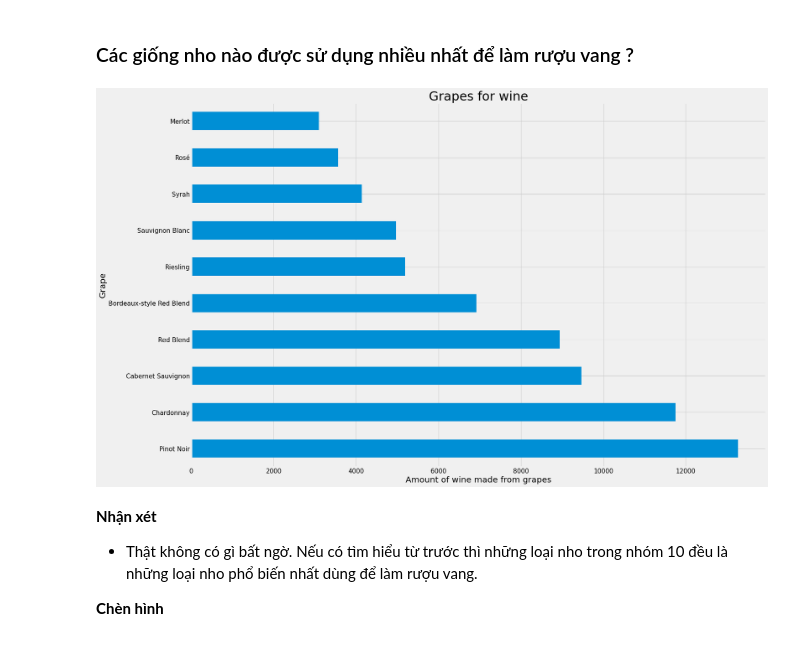
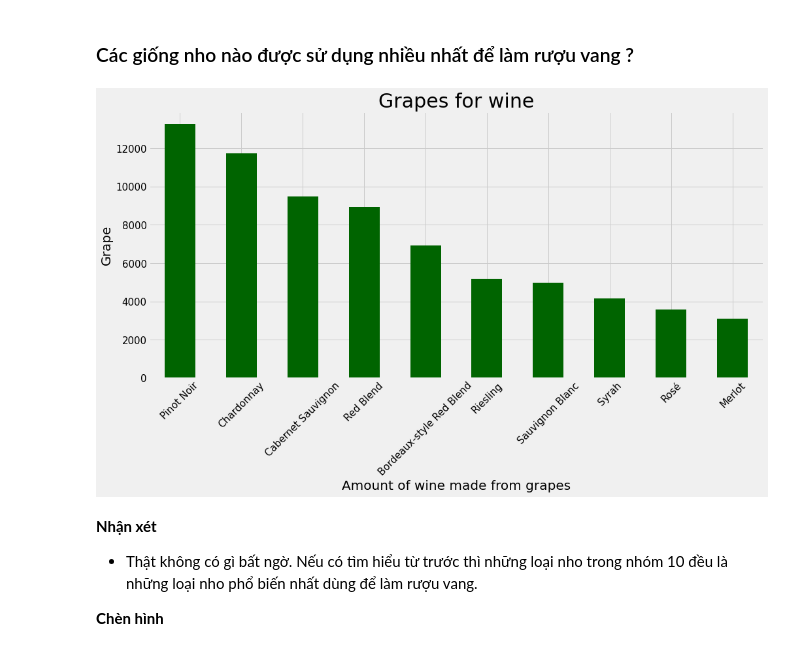
Before and after one commit to KhanhNguyen4999/LTKHDL_FinalProject, a Jupyter notebook: 1712525-NguyenNgocMinhKhanh.ipynb, the cells around one changed output. Cells and saved outputs as stored; diff of their text form; code cells hidden in the pictures.

```diff
--- a/1712525-NguyenNgocMinhKhanh.ipynb
+++ b/1712525-NguyenNgocMinhKhanh.ipynb
@@ -369,7 +372,7 @@ for idx, v in enumerate(kq):
         year.append(max(arr))
         continue
     if len(v)==0:
-        year.append(new[idx-1])
+        year.append(year[idx-1])
 # %%
 wine_df['year'] = year
 # %% [markdown]
@@ -812,14 +726,15 @@ Những loại nho làm rượu thường có kích thước nhỏ hơn nho ăn,
 # %% [markdown]
 ### Các giống nho nào được sử dụng nhiều nhất để làm rượu vang ?
 # %%
-grapes_for_wine = wine_df['variety'].value_counts()
-grapes_for_wine[:10].plot.barh(use_index = True)
+variety = wine_df['variety'].value_counts()
+variety[:10].plot.bar(use_index = True, color = 'darkgreen')
 plt.title("Grapes for wine", fontsize = 30)
 plt.xlabel("Amount of wine made from grapes", fontsize = 20)
 plt.ylabel("Grape", fontsize = 20)
+plt.xticks(rotation= 45)
 plt.show()
 # %% [output]
-[figure, old version]
+[figure, new version]
 # %% [markdown]
 **Nhận xét**
 
```
Also changed, not shown: parts of 54 cells of this notebook.
